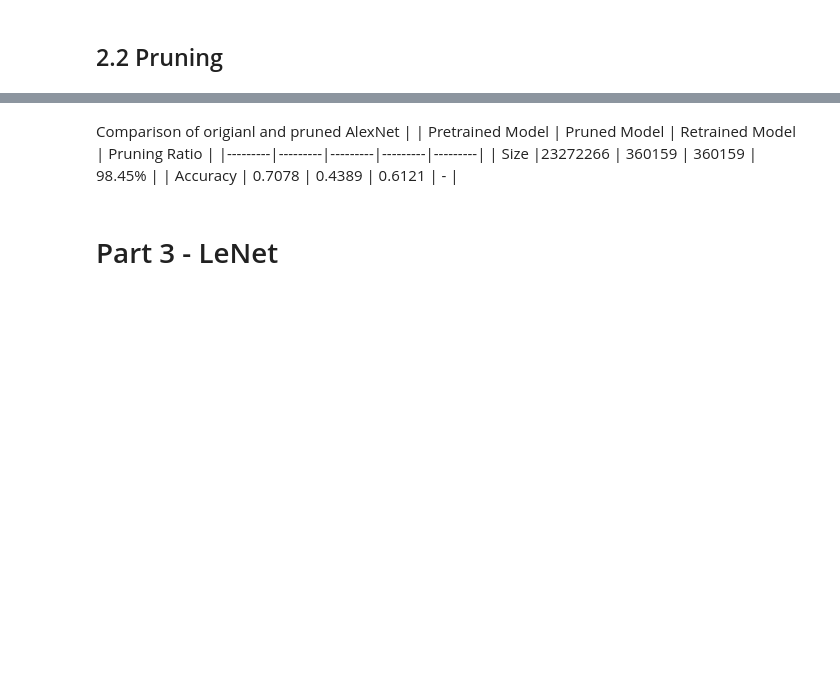
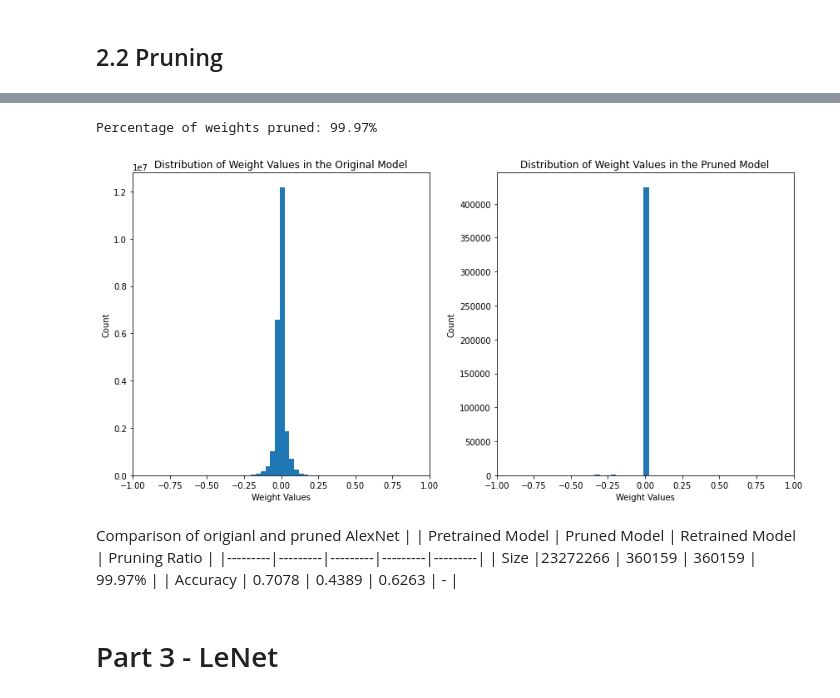
Before and after one commit to FFFROZEN090/EML_Pruning_ADMM, a Jupyter notebook: demo.ipynb, the cells around one changed output, grey strips where cells are left out. Cells and saved outputs as stored; diff of their text form; code cells hidden in the pictures; blank space fills up the shorter version.

```diff
--- a/demo.ipynb
+++ b/demo.ipynb
@@ -274,9 +324,41 @@ Epoch: 10, Test Loss: 1.1555, Accuracy: 0.6121
+# %%
+# Display the pruned results after fine-tuning
+weights_leorignal = []
+weights_lepruned = []
+for param in model_AlexNet.parameters():
+    weights_leorignal += list(param.cpu().detach().numpy().flatten())
+for param in pruned_model.parameters():
+    weights_lepruned += list(param.cpu().detach().numpy().flatten())
+
+# Show the percentage of weights that are pruned
+print(f'Percentage of weights pruned: {(1 - count_nonzero_params(pruned_model) / count_nonzero_params(model_AlexNet)) * 100:.2f}%')
+
+plt.figure(figsize=(12, 6))
+plt.subplot(1, 2, 1)
+plt.hist(weights_leorignal, bins=50)
+plt.xlabel('Weight Values')
+plt.ylabel('Count')
+plt.title('Distribution of Weight Values in the Original Model')
+plt.xlim([-1, 1])
+
+plt.subplot(1, 2, 2)
+plt.hist(weights_lepruned, bins=50)
+plt.xlabel('Weight Values')
+plt.ylabel('Count')
+plt.title('Distribution of Weight Values in the Pruned Model')
+plt.xlim([-1, 1])
+
+plt.tight_layout()
+plt.show()
+# %% [output]
+Percentage of weights pruned: 99.97%
+[figure, added]
 # %% [markdown]
 Comparison of origianl and pruned AlexNet
 |  | Pretrained Model | Pruned Model | Retrained Model | Pruning Ratio |
 |---------|---------|---------|---------|---------|
-| Size |23272266  | 360159 | 360159 | 98.45% |
-| Accuracy | 0.7078 | 0.4389 | 0.6121 | - |
+| Size |23272266  | 360159 | 360159 | 99.97% |
+| Accuracy | 0.7078 | 0.4389 | 0.6263 | - |
 # %% [markdown]
 # Part 3 - LeNet
 # %% [markdown]
```
Also changed, not shown: parts of 24 cells of this notebook, 5 other files.
